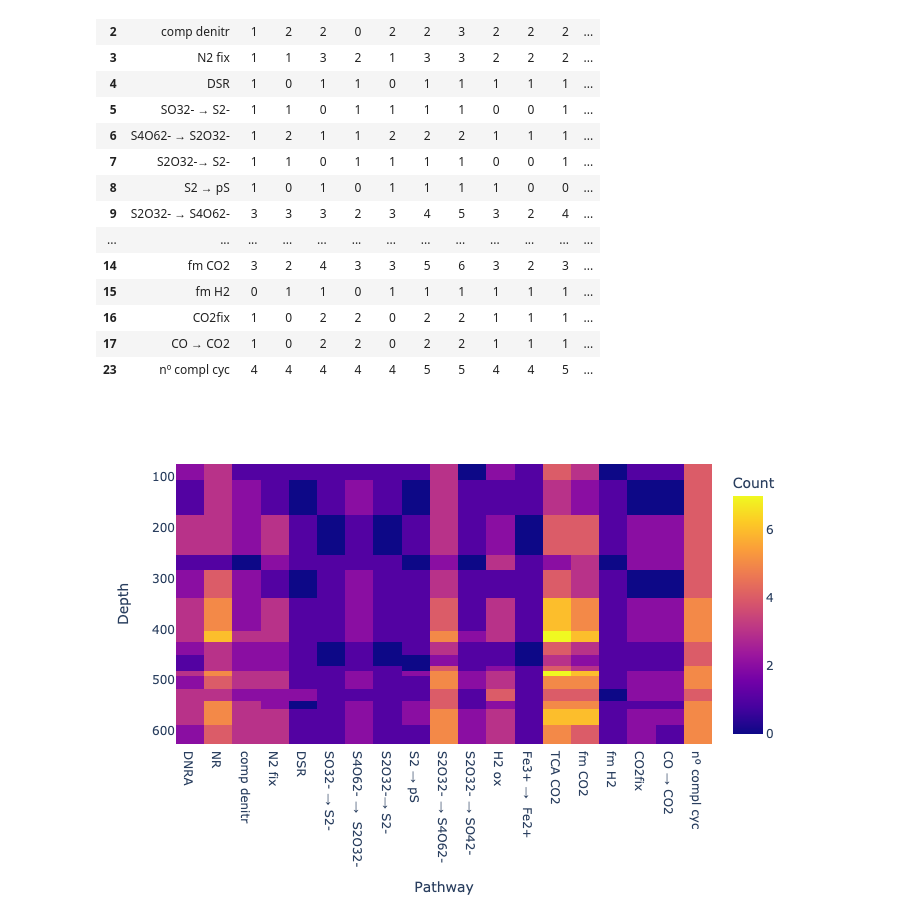
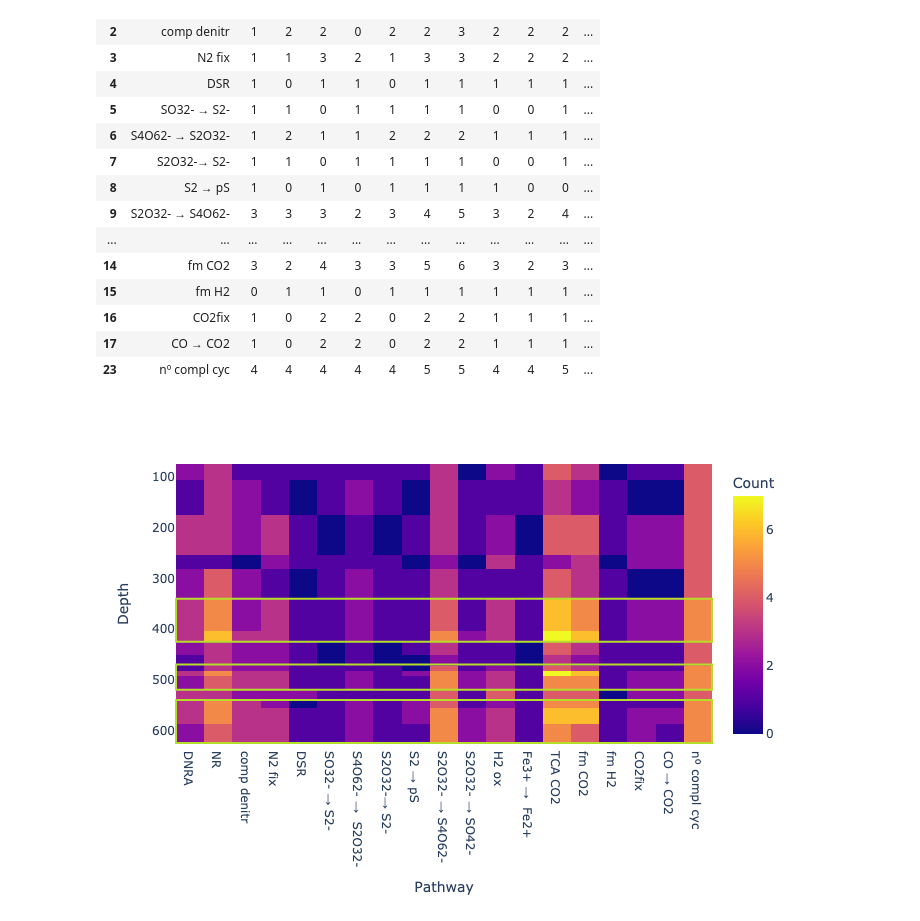
Before and after one commit to guillecg/mars-biofoundry, a Jupyter notebook: notebooks/00-Data.ipynb, the cells around one changed output. Saved outputs shown, nothing was run; the diff lists cells and outputs as text; code cells hidden in the pictures.

```diff
--- a/notebooks/00-Data.ipynb
+++ b/notebooks/00-Data.ipynb
@@ -219,20 +219,52 @@ microbes_df
 | 16 | CO2fix | 1 | 0 | 2 | 2 | 0 | 2 | 2 | 1 | 1 | 1 | ... |
 | 17 | CO → CO2 | 1 | 0 | 2 | 2 | 0 | 2 | 2 | 1 | 1 | 1 | ... |
 | 23 | nº compl cyc | 4 | 4 | 4 | 4 | 4 | 5 | 5 | 4 | 4 | 5 | ... |
-# %%
-fig = plot_microbial_data(
-    microbes_df=microbes_df,
-    config=config
-)
-fig.show("png")
-
-save_fig(
-    fig=fig,
-    filename="amils2023-functions-depth.jpg",
-    config=config
-)
-# %% [output]
-[figure, removed]
+# %%
+fig = plot_microbial_data(
+    microbes_df=microbes_df,
+    config=config
+)
+
+# Highlight depths with complete functions
+fig.add_shape(
+    type="rect",
+    x0=0.0,
+    x1=1.0,
+    y0=340,
+    y1=425,
+    xref="paper",
+    yref="y",
+    line_color="#b5de2b"
+)
+fig.add_shape(
+    type="rect",
+    x0=0.0,
+    x1=1.0,
+    y0=470,
+    y1=520,
+    xref="paper",
+    yref="y",
+    line_color="#b5de2b"
+)
+fig.add_shape(
+    type="rect",
+    x0=0.0,
+    x1=1.0,
+    y0=540,
+    y1=625,
+    xref="paper",
+    yref="y",
+    line_color="#b5de2b"
+)
+fig.show("png")
+
+save_fig(
+    fig=fig,
+    filename="amils2023-functions-depth.jpg",
+    config=config
+)
+# %% [output]
+[figure, added]
 # %%
 complete_depths = microbes_df[microbes_df["Pathway"] == "nº compl cyc"]
 complete_depths = complete_depths[complete_depths == 5]\
```
Also changed, not shown: parts of 1 cell of this notebook.
